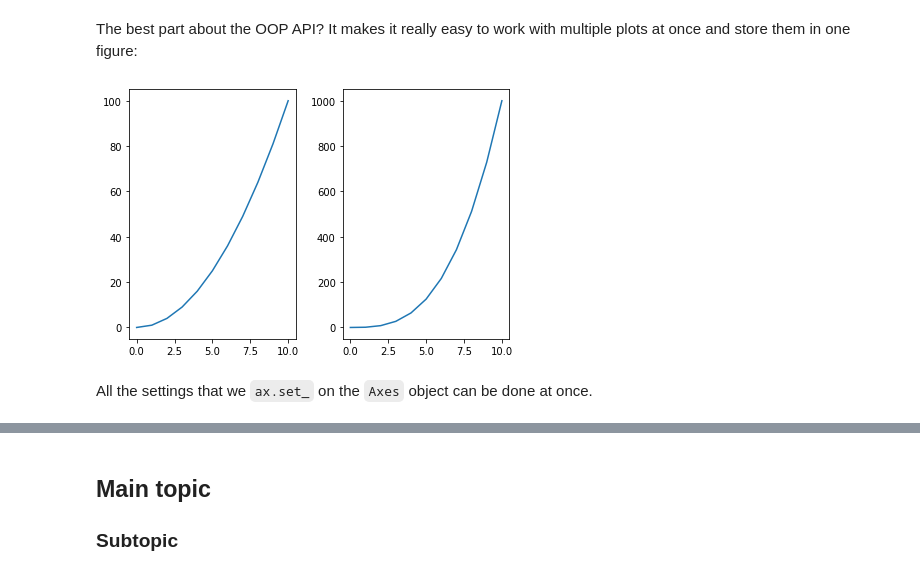
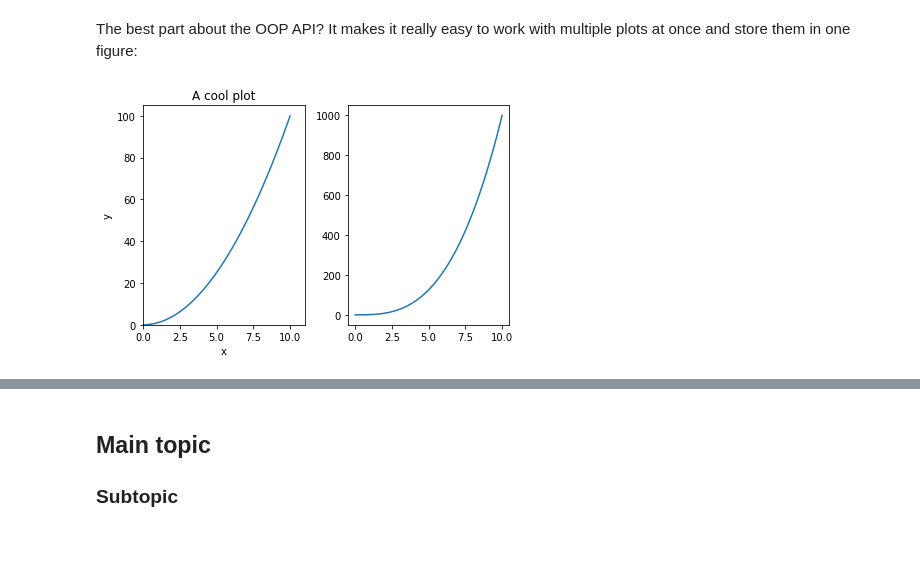
Before and after one commit to UWA-Maths-Union/mu-workshops, a Jupyter notebook: 2022/python/workshop2/workshop2-scientific-python.ipynb, the cells around one changed output, grey strips where cells are left out. Cells and saved outputs as stored; diff of their text form; code cells hidden in the pictures; blank space fills up the shorter version.

Commit message:
Progress on W2 (done)

```diff
--- a/2022/python/workshop2/workshop2-scientific-python.ipynb
+++ b/2022/python/workshop2/workshop2-scientific-python.ipynb
@@ -466,16 +612,13 @@ We can then call methods on these objects in order to interact with them, and th
 
 So, how do we create `Figure` and `Axes` objects? We use the [`plt.subplots()` function.](https://matplotlib.org/stable/api/_as_gen/matplotlib.pyplot.subplots.html)
 # %%
-x = [0, 1, 2, 3, 4, 5, 6, 7, 8, 9, 10]
-y1 = []
-y2 = []
-for i in x:
-    y1.append(i ** 2)
-    y2.append(i ** 3)
+x = np.linspace(0, 10, 50)
+y1 = x ** 2
+y2 = x ** 3
 
 fig, ax = plt.subplots() # Create the figure and axes
 
-# Note here we call the methods DIRECTLY on the ax object
+# Note here we call the methods DIRECTLY on the ax object (rather than using plt.)
 ax.plot(x, y)
 ax.set_xlabel("X-axis")
 ax.set_ylabel("Y-axis")
@@ -490,17 +633,19 @@ The best part about the OOP API? It makes it really easy to work with multiple p
 # %%
 fig, axs = plt.subplots(1, 2) # 1 row, 2 columns
 
 # Note here we call the methods DIRECTLY on the ax object
 axs[0].plot(x, y1)
-axs
-ax.set_ylabel("Y-axis")
-ax.set_title("A cool plot")
-ax.set_xlim(0, 11)
-ax.set_ylim(0, 105)
+axs[0].set( # all the `ax.set_` settings on the `Axes` object can be done at once using `.set()`
+    xlabel="x",
+    ylabel="y",
+    title="A cool plot",
+    xlim = (0, 11),
+    ylim = (0, 105),
+    )
 
 axs[1].plot(x, y2)
+# Not setting anything for the right axis
+
 fig.tight_layout() # Automatically adjusts the figure layout
 # %% [output]
-[figure, old version]
+[figure, new version]
-# %% [markdown]
-All the settings that we `ax.set_` on the `Axes` object can be done at once.
```
Also changed, not shown: parts of 42 cells of this notebook, 4 other files.
